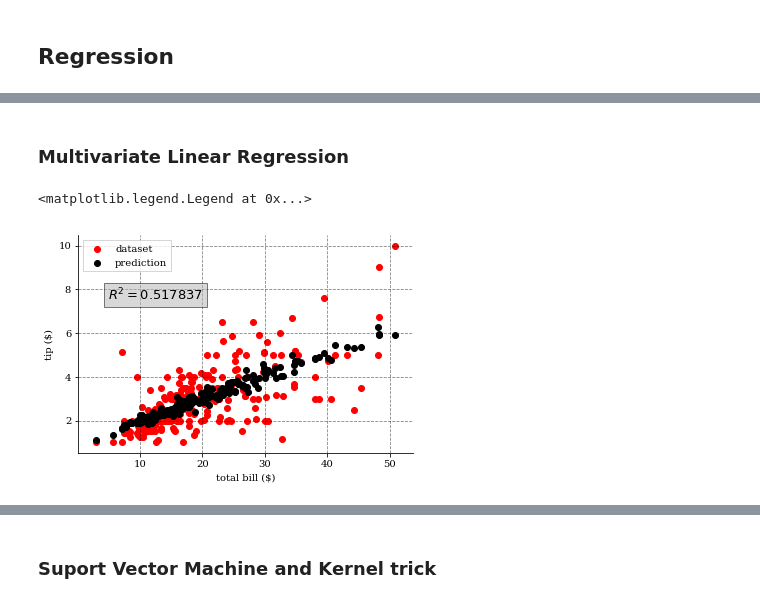
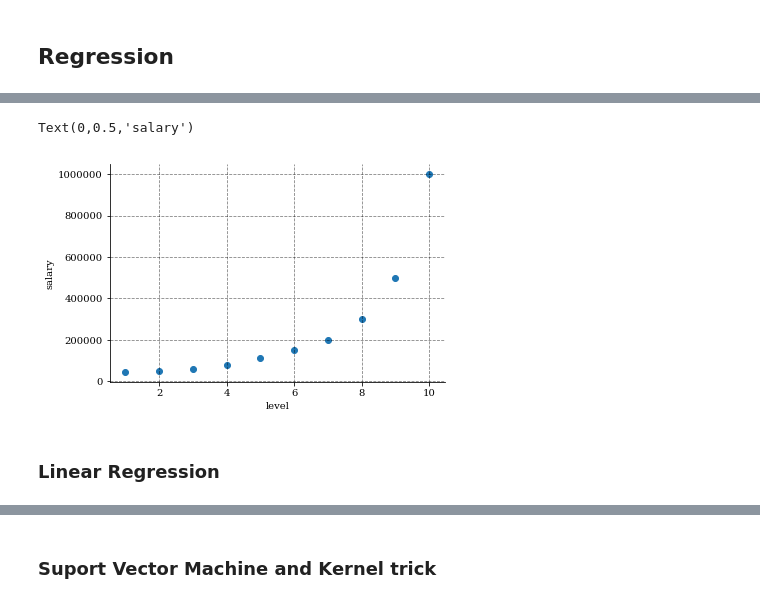
Before and after one commit to locie/simurex2018_workshop, a Jupyter notebook: celliern/machine_learning/workshop_ml.ipynb, the cells around one changed output, grey strips where cells are left out. Drawn from its saved outputs; the diff is of its cells as text; code cells hidden in the pictures.

```diff
--- a/celliern/machine_learning/workshop_ml.ipynb
+++ b/celliern/machine_learning/workshop_ml.ipynb
@@ -353,25 +360,11 @@ X_train, X_test, y_train, y_test = train_test_split(X, y)
+# %%
+pl.scatter(df.Level, df.Salary)
+pl.xlabel("level")
+pl.ylabel("salary")
+# %% [output]
+Text(0,0.5,'salary')
+[figure, added]
 # %% [markdown]
-### Multivariate Linear Regression
+### Linear Regression
 # %%
 from sklearn.linear_model import LinearRegression
-# %%
-model = LinearRegression()
-model.fit(X_train, y_train)
-
-total_bill = sc.inverse_transform(X)[:, 0]
-predicted_tip = model.predict(X)
-
-y_pred = model.predict(X_test)
-
-pl.scatter(total_bill, y, color="red", label="dataset")
-pl.scatter(total_bill, predicted_tip, color="black", label="prediction")
-
-r2 = r2_score(y_test, y_pred)
-
-pl.text(5, 7.5, f"$R^2={r2:g}$", fontsize=13, bbox=dict(facecolor='.7', alpha=0.5))
-pl.xlabel("total bill ($)")
-pl.ylabel("tip ($)")
-pl.legend()
-# %% [output]
-<matplotlib.legend.Legend at 0x...>
-[figure, removed]
```
Also changed, not shown: parts of 40 cells of this notebook, 2 other files.
